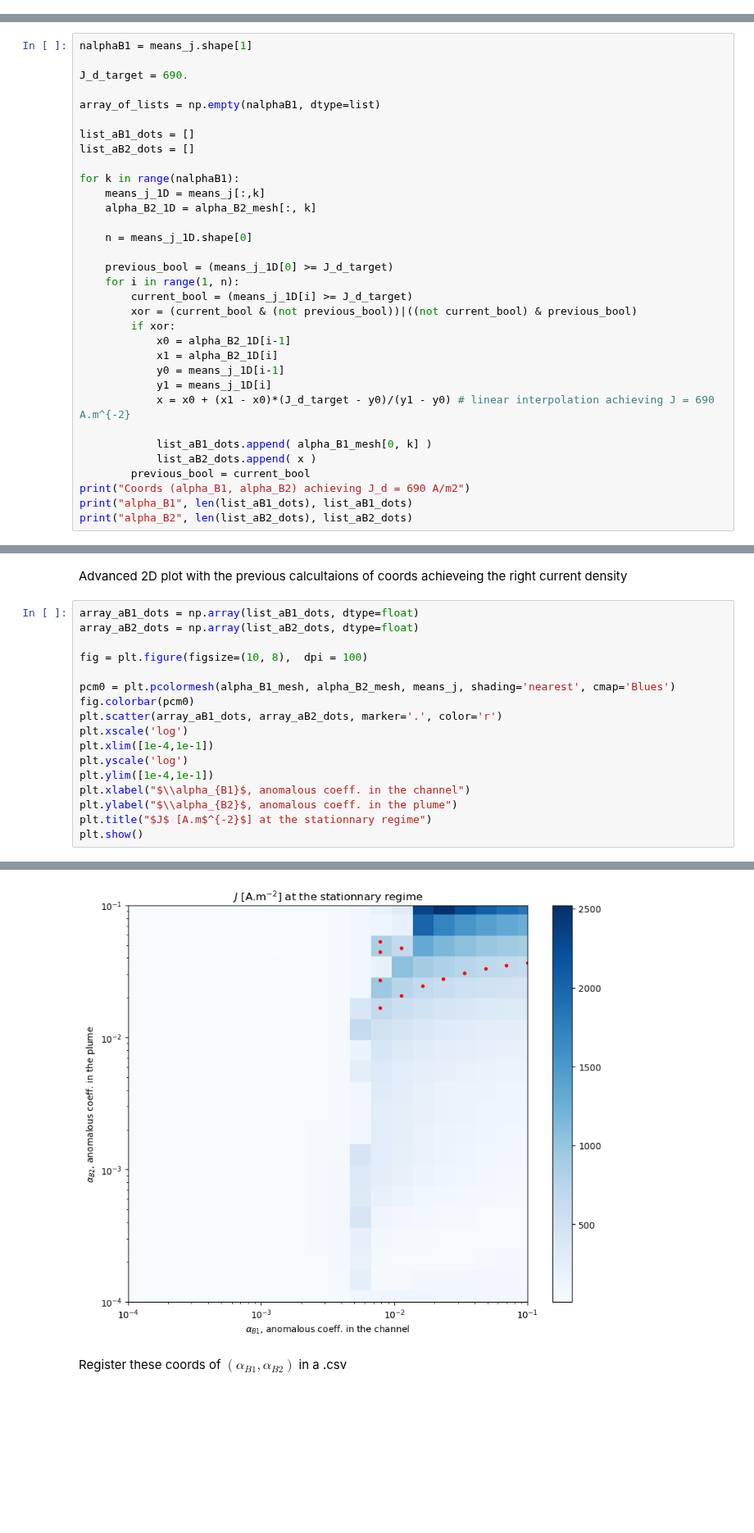
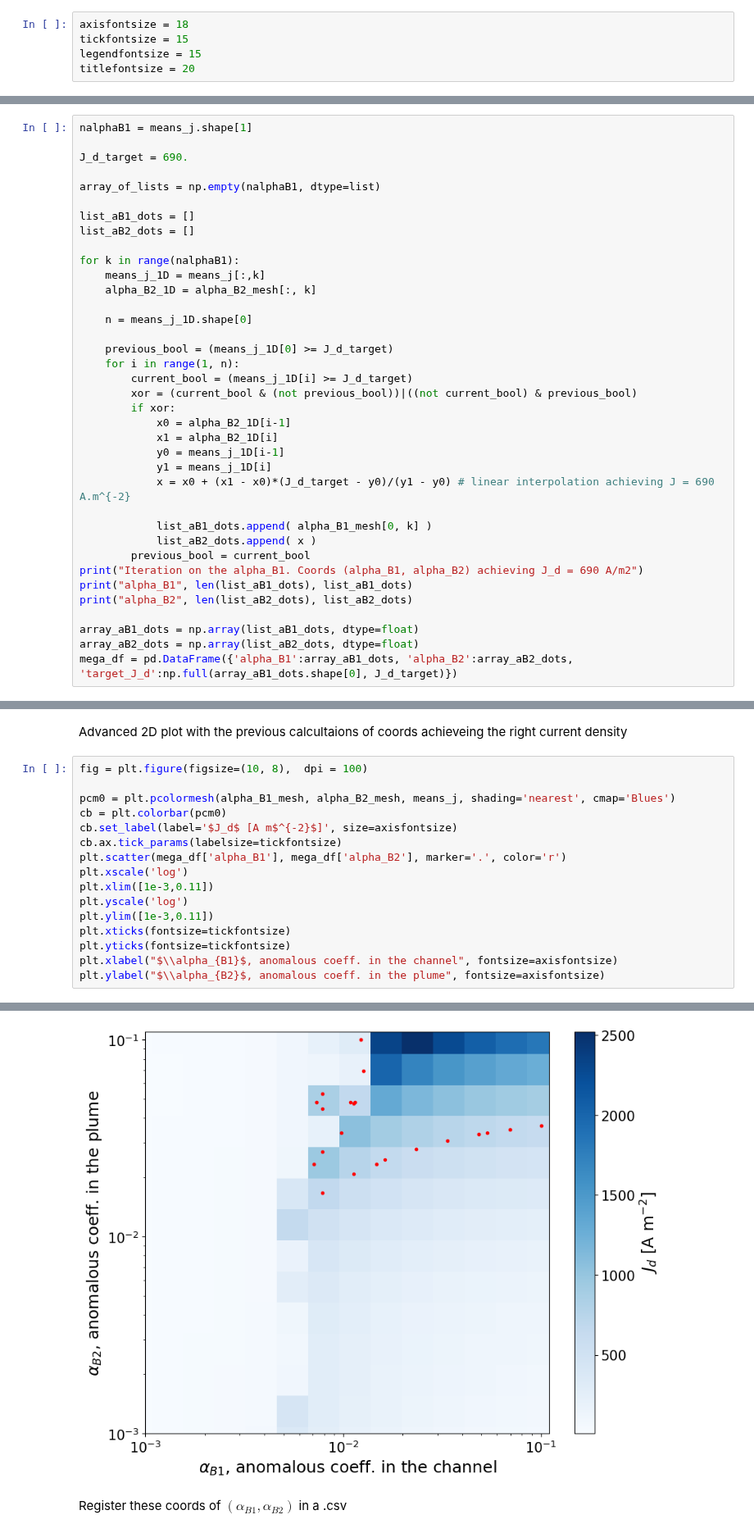
Before and after one commit to federicopetronio/FLHET1D, a Jupyter notebook: plots_alphaB_param_study.ipynb, the cells around one changed output, grey strips where cells are left out. Shown at 82% size. Drawn from its saved outputs; the diff is of its cells as text; blank space fills up the shorter version.

```diff
--- a/plots_alphaB_param_study.ipynb
+++ b/plots_alphaB_param_study.ipynb
@@ -21,3 +23,8 @@ datapath1 = dirname+"/Results/alphaB_param_study_N200_no_hflux_no_coll"
+# %%
+axisfontsize = 18
+tickfontsize = 15
+legendfontsize = 15
+titlefontsize = 20
 # %% [markdown]
 ## Parametric research of the best $\alpha_B$,with imposed $S_{iz}$, $K_el = 0$ and $\nu_{iw} = 0$ and no collisions at all
 
@@ -189,7 +198,11 @@ for k in range(nalphaB1):
             list_aB1_dots.append( alpha_B1_mesh[0, k] )
             list_aB2_dots.append( x )
         previous_bool = current_bool
-print("Coords (alpha_B1, alpha_B2) achieving J_d = 690 A/m2")
+print("Iteration on the alpha_B1. Coords (alpha_B1, alpha_B2) achieving J_d = 690 A/m2")
 print("alpha_B1", len(list_aB1_dots), list_aB1_dots)
 print("alpha_B2", len(list_aB2_dots), list_aB2_dots)
+
+array_aB1_dots = np.array(list_aB1_dots, dtype=float)
+array_aB2_dots = np.array(list_aB2_dots, dtype=float)
+mega_df = pd.DataFrame({'alpha_B1':array_aB1_dots, 'alpha_B2':array_aB2_dots, 'target_J_d':np.full(array_aB1_dots.shape[0], J_d_target)})
 # %% [output]
@@ -199,20 +267,19 @@ alpha_B2 12 [0.01670276187734331, 0.027052985532362284, 0.04455273471425973, 0.0
 # %% [markdown]
 Advanced 2D plot with the previous calcultaions of coords achieveing the right current density
 # %%
-array_aB1_dots = np.array(list_aB1_dots, dtype=float)
-array_aB2_dots = np.array(list_aB2_dots, dtype=float)
-
 fig = plt.figure(figsize=(10, 8),  dpi = 100)
 
 pcm0 = plt.pcolormesh(alpha_B1_mesh, alpha_B2_mesh, means_j, shading='nearest', cmap='Blues')
-fig.colorbar(pcm0)
-plt.scatter(array_aB1_dots, array_aB2_dots, marker='.', color='r')
+cb = plt.colorbar(pcm0)
+cb.set_label(label='$J_d$ [A m$^{-2}$]', size=axisfontsize)
+cb.ax.tick_params(labelsize=tickfontsize)
+plt.scatter(mega_df['alpha_B1'], mega_df['alpha_B2'], marker='.', color='r')
 plt.xscale('log')
-plt.xlim([1e-4,1e-1])
+plt.xlim([1e-3,0.11])
 plt.yscale('log')
-plt.ylim([1e-4,1e-1])
-plt.xlabel("$\\alpha_{B1}$, anomalous coeff. in the channel")
-plt.ylabel("$\\alpha_{B2}$, anomalous coeff. in the plume")
-plt.title("$J$ [A.m$^{-2}$] at the stationnary regime")
-plt.show()
+plt.ylim([1e-3,0.11])
+plt.xticks(fontsize=tickfontsize)
+plt.yticks(fontsize=tickfontsize)
+plt.xlabel("$\\alpha_{B1}$, anomalous coeff. in the channel", fontsize=axisfontsize)
+plt.ylabel("$\\alpha_{B2}$, anomalous coeff. in the plume", fontsize=axisfontsize)
 # %% [output]
@@ -219,4 +287,4 @@ plt.show()
-[figure, old version]
+[figure, new version]
 # %% [markdown]
 Register these coords of $(\alpha_{B1}, \alpha_{B2})$ in a .csv
 # %%
```
Also changed, not shown: parts of 7 cells of this notebook, 6 other files.
